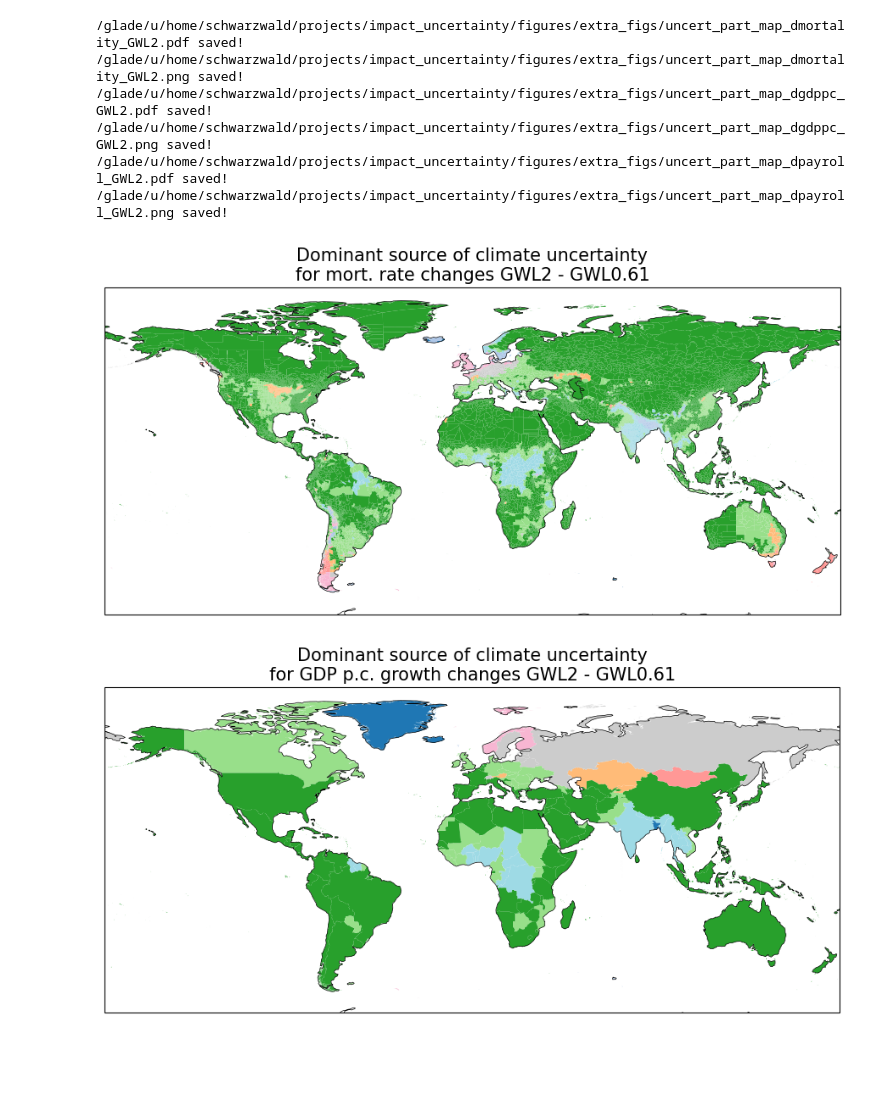
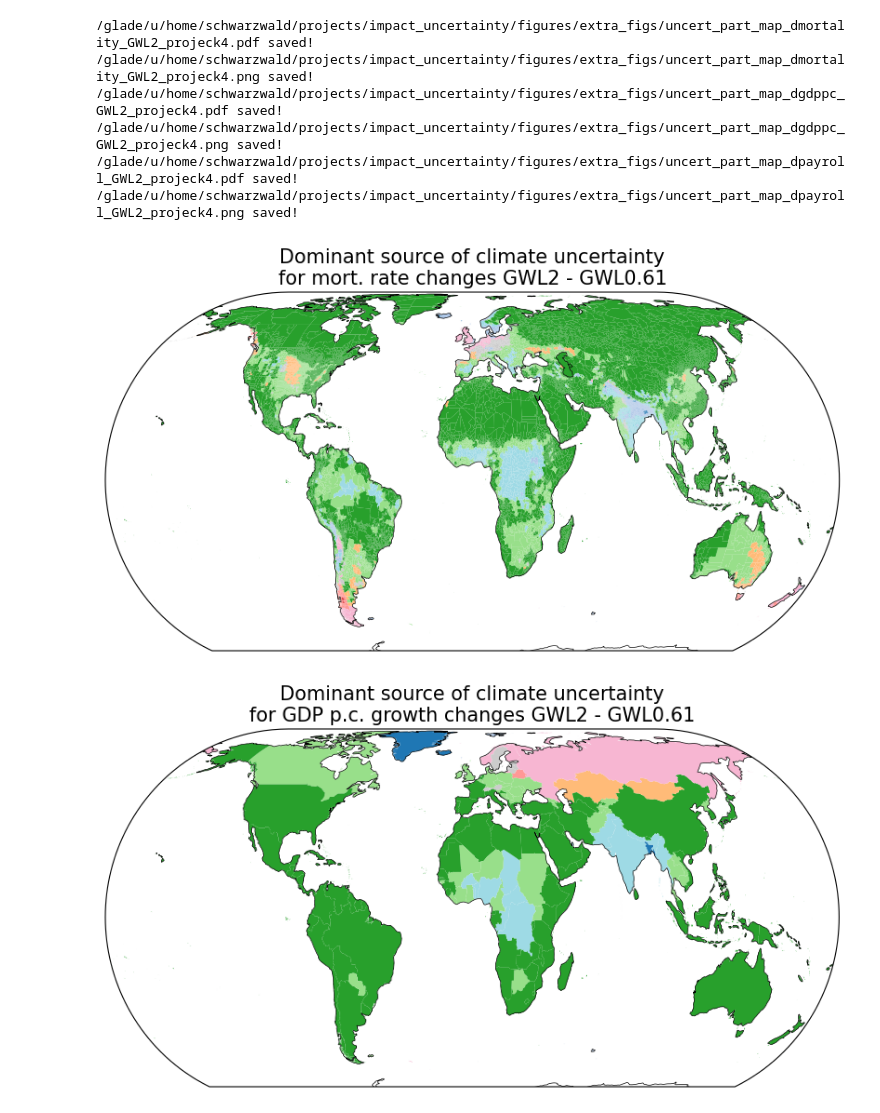
Before and after one commit to ks905383/impact_uncertainty, a Jupyter notebook: code/4-fig_domuncert.ipynb, the cells around one changed output. Saved outputs shown, nothing was run; the diff lists cells and outputs as text; code cells hidden in the pictures; blank space fills up the shorter version.

Commit message:
main uncertainty partitioning figure creation and others

```diff
--- a/code/4-fig_domuncert.ipynb
+++ b/code/4-fig_domuncert.ipynb
@@ -54,8 +60,8 @@ reg_x = 0.5 #bbox to find region around location
 nsubplt_cols = 2
 add_regunc = False
 
-uncert_typ = '13runs9mods_noMERRA2'
-#uncert_typ = '13runs9mods'
+#uncert_typ = '13runs9mods_noMERRA2'
+uncert_typ = '13runs9mods'
 # %%
 subplt_locs = {'mortality':{'Tokyo':[35.652832,139.839478],
                             'Kolkata':[22.572645, 88.363892],
@@ -477,5 +524,15 @@ ValueError: Could not automatically create PandasIndex for coord 'timeframe' wit
 # %%
 save_fig = True
+
+imp_params = {'mortality':{'timeframe':'1980-2010','obstreat':'sep','resolution':'025deg','spec':'pooled','indflag':'noInd'},
+              'gdppc':{'timeframe':'1980-2010','obstreat':'sep','resolution':'025deg'},
+              'payroll':{'timeframe':'1986-2008','obstreat':'sep','resolution':'025deg','weighting':'pop'}}
+
+proj = ccrs.EckertIV()
+if proj == ccrs.PlateCarree():
+    projstr = ''
+else:
+    projstr = '_proj'+re.split(r'\+proj\=',re.split(' ',str(proj))[0])[1]
 
 # Now, just the map
 for proc in ['mortality','gdppc','payroll']:
@@ -489,9 +546,8 @@ for proc in ['mortality','gdppc','payroll']:
     uncerts = xr.open_zarr(fn).load()
     uncerts = uncerts.set_index(poly_idx = 'locid').rename({'poly_idx':'locid'})
 
-    # XX A typo somehow XX
-    if proc == 'payroll':
-        uncerts['sample'] = [re.sub('10mods','9mods',src) for src in uncerts.sample.values]
+    # Select desired specification
+    uncerts = uncerts.sel(imp_params[proc])
 
     # Load shapefile
     gdf = gpd.read_file(f'{dir_list['aux']}geo_data/{params_proc[proc]['shp_fn']}.shp')
@@ -516,56 +572,47 @@ for proc in ['mortality','gdppc','payroll']:
                     for name,(lat,lon) in subplt_locs[proc].items()}
     subplt_regs_all = pd.concat([lc for name,lc in subplt_regs.items()])
 
-    # Load raw change in impacts
-    dss_tmp = load_impacts(proc,uncert_typ,subplt_regs_all)
-
-    #if proc == 'gdppc':
-    #    # TODO turn this into an extra-subsets dict by proc
-    #    dss_tmp = dss_tmp.sel(timeframe = 'allyears')
-    #    uncerts = uncerts.sel(timeframe = 'allyears')
-
-
     #-------------------------
     # Map panel --------------
     #-------------------------
-    ax_map = plt.subplot(projection=ccrs.PlateCarree())
+    ax_map = plt.subplot(projection=proj)
 
     plot_data = (uncerts.
-                 sel(typ='norm',gwl=gwl,sample=uncert_typ).
+                 sel(typ='norm',gwl=gwl,sample=uncert_typ[proc]).
                  to_dataarray().to_dataset(name='relvar'))
     # Turn scenario, model, internal into color triangle colors
     plot_data['colors'] = xr.DataArray(data=vals_to_color_triangle(plot_data['relvar'],
                                                                 dim='variable',
                                                                 col_names = {'r':'uncint',
                                                                              'g':'uncobs',
                                                                              'b':'uncmod'}),
                                             dims=['locid'])
 
     # Add to geodataframe
     plot_data = pd.merge(gdf,
                       (plot_data[['colors','locid']].to_dataframe().reset_index()),
                       on='locid')
 
     # Plot
-    plot_data.plot(color=plot_data.colors,ax=ax_map)
+    plot_data.plot(color=plot_data.colors,ax=ax_map,transform=ccrs.PlateCarree())
 
     # Annotations
     ax_map.coastlines(linewidth=0.5)
     #ax_map.annotate(string.ascii_uppercase[row_idx]+'.',(0.01,0.975),xycoords = 'axes fraction',
     #            fontweight='bold',fontsize=15,va='top',font=extra_fonts['lato-bold'])
 
 
     ax_map.set_title('Dominant source of climate uncertainty\nfor '+proc_names[proc]+' changes GWL'+str(gwl)+' - GWL0.61',
                          fontsize=15)#font=extra_fonts['lato-bold'])
 
     if save_fig:
-        utility_print(f'{dir_list['figs']}extra_figs/uncert_part_map_d{proc}_GWL{str(gwl)}')
+        utility_print(f'{dir_list['figs']}extra_figs/uncert_part_map_d{proc}_GWL{str(gwl)}{projstr}')
 # %% [output]
-/glade/u/home/schwarzwald/projects/impact_uncertainty/figures/extra_figs/uncert_part_map_dmortality_GWL2.pdf saved!
-/glade/u/home/schwarzwald/projects/impact_uncertainty/figures/extra_figs/uncert_part_map_dmortality_GWL2.png saved!
-/glade/u/home/schwarzwald/projects/impact_uncertainty/figures/extra_figs/uncert_part_map_dgdppc_GWL2.pdf saved!
-/glade/u/home/schwarzwald/projects/impact_uncertainty/figures/extra_figs/uncert_part_map_dgdppc_GWL2.png saved!
-/glade/u/home/schwarzwald/projects/impact_uncertainty/figures/extra_figs/uncert_part_map_dpayroll_GWL2.pdf saved!
-/glade/u/home/schwarzwald/projects/impact_uncertainty/figures/extra_figs/uncert_part_map_dpayroll_GWL2.png saved!
+/glade/u/home/schwarzwald/projects/impact_uncertainty/figures/extra_figs/uncert_part_map_dmortality_GWL2_projeck4.pdf saved!
+/glade/u/home/schwarzwald/projects/impact_uncertainty/figures/extra_figs/uncert_part_map_dmortality_GWL2_projeck4.png saved!
+/glade/u/home/schwarzwald/projects/impact_uncertainty/figures/extra_figs/uncert_part_map_dgdppc_GWL2_projeck4.pdf saved!
+/glade/u/home/schwarzwald/projects/impact_uncertainty/figures/extra_figs/uncert_part_map_dgdppc_GWL2_projeck4.png saved!
+/glade/u/home/schwarzwald/projects/impact_uncertainty/figures/extra_figs/uncert_part_map_dpayroll_GWL2_projeck4.pdf saved!
+/glade/u/home/schwarzwald/projects/impact_uncertainty/figures/extra_figs/uncert_part_map_dpayroll_GWL2_projeck4.png saved!
-[figure, old version]
+[figure, new version]
-[figure, old version]
+[figure, new version]
```
Also changed, not shown: parts of 21 cells of this notebook, 26 other files.
